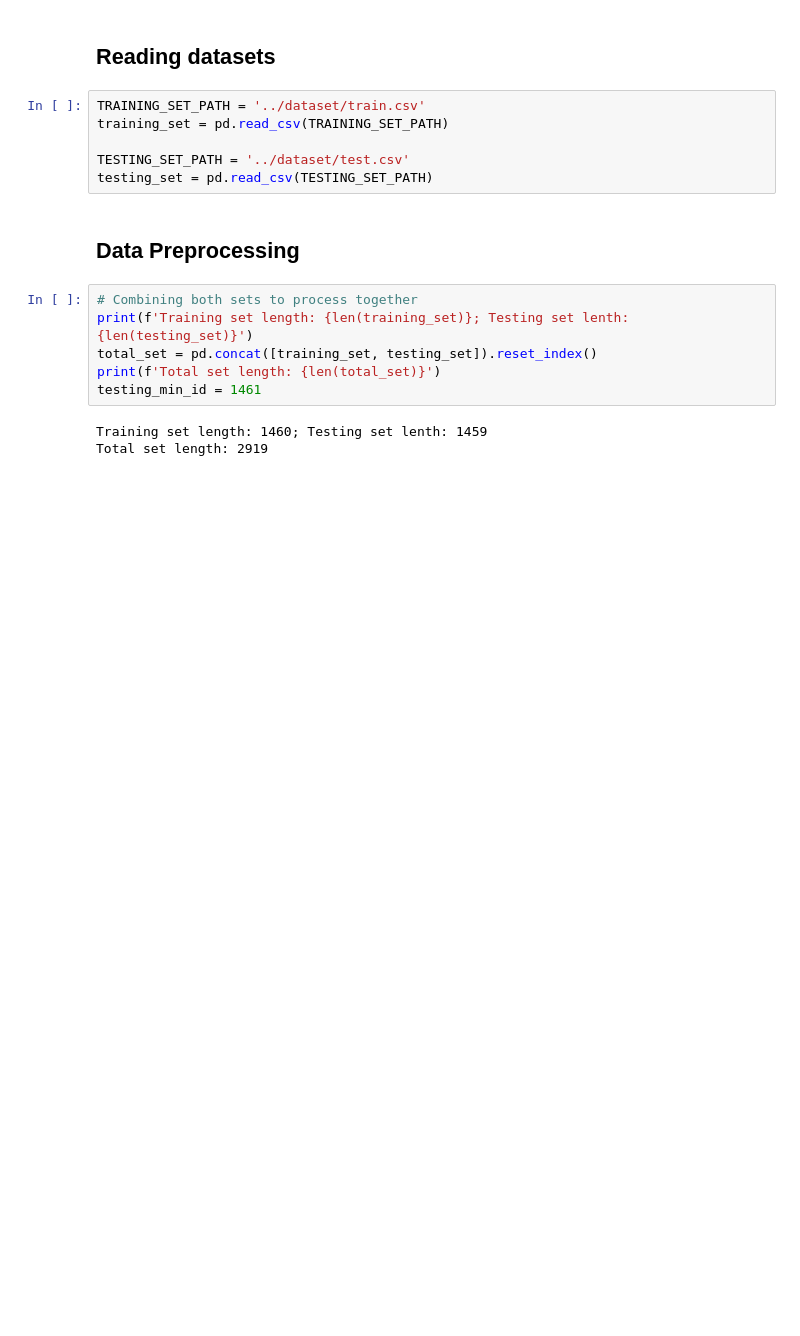
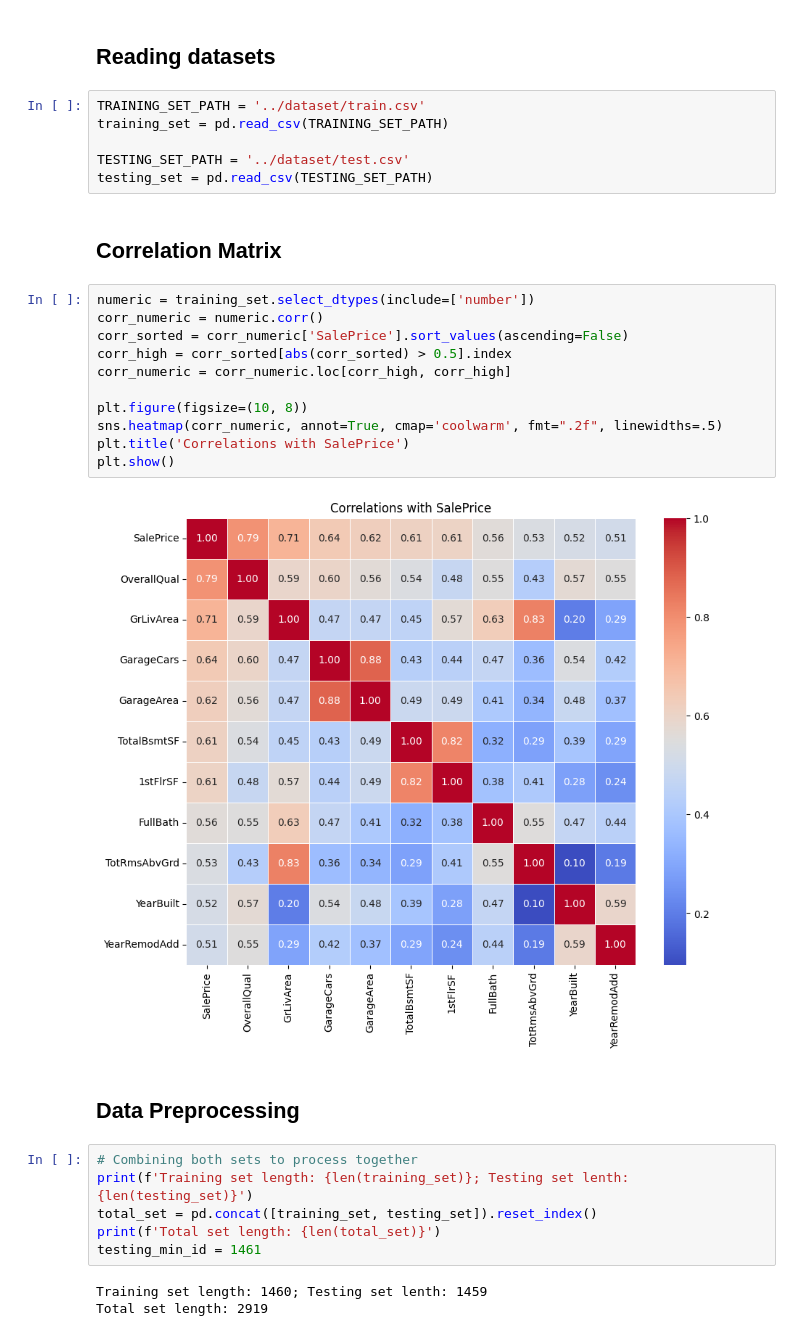
Before and after one commit to petermok-1213/house-price-regression, a Jupyter notebook: ipynb/random_forest_regression.ipynb, the cells around one changed output. Drawn from its saved outputs; the diff is of its cells as text; blank space fills up the shorter version.

```diff
--- a/ipynb/random_forest_regression.ipynb
+++ b/ipynb/random_forest_regression.ipynb
@@ -22,6 +23,21 @@ training_set = pd.read_csv(TRAINING_SET_PATH)
 
 TESTING_SET_PATH = '../dataset/test.csv'
 testing_set = pd.read_csv(TESTING_SET_PATH)
+# %% [markdown]
+## Correlation Matrix
+# %%
+numeric = training_set.select_dtypes(include=['number'])
+corr_numeric = numeric.corr()
+corr_sorted = corr_numeric['SalePrice'].sort_values(ascending=False)
+corr_high = corr_sorted[abs(corr_sorted) > 0.5].index
+corr_numeric = corr_numeric.loc[corr_high, corr_high]
+
+plt.figure(figsize=(10, 8))
+sns.heatmap(corr_numeric, annot=True, cmap='coolwarm', fmt=".2f", linewidths=.5)
+plt.title('Correlations with SalePrice')
+plt.show()
+# %% [output]
+[figure, added]
 # %% [markdown]
 ## Data Preprocessing
 # %%
```
Also changed, not shown: parts of 13 cells of this notebook.
